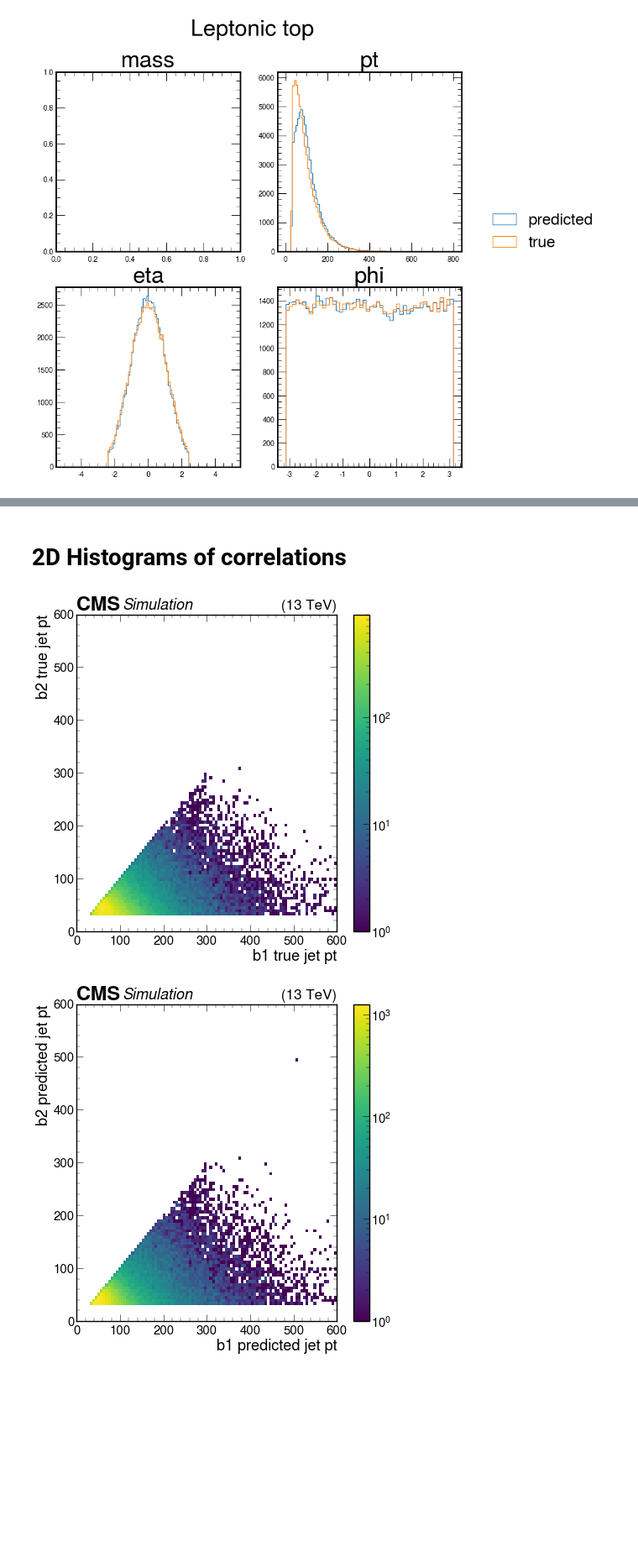
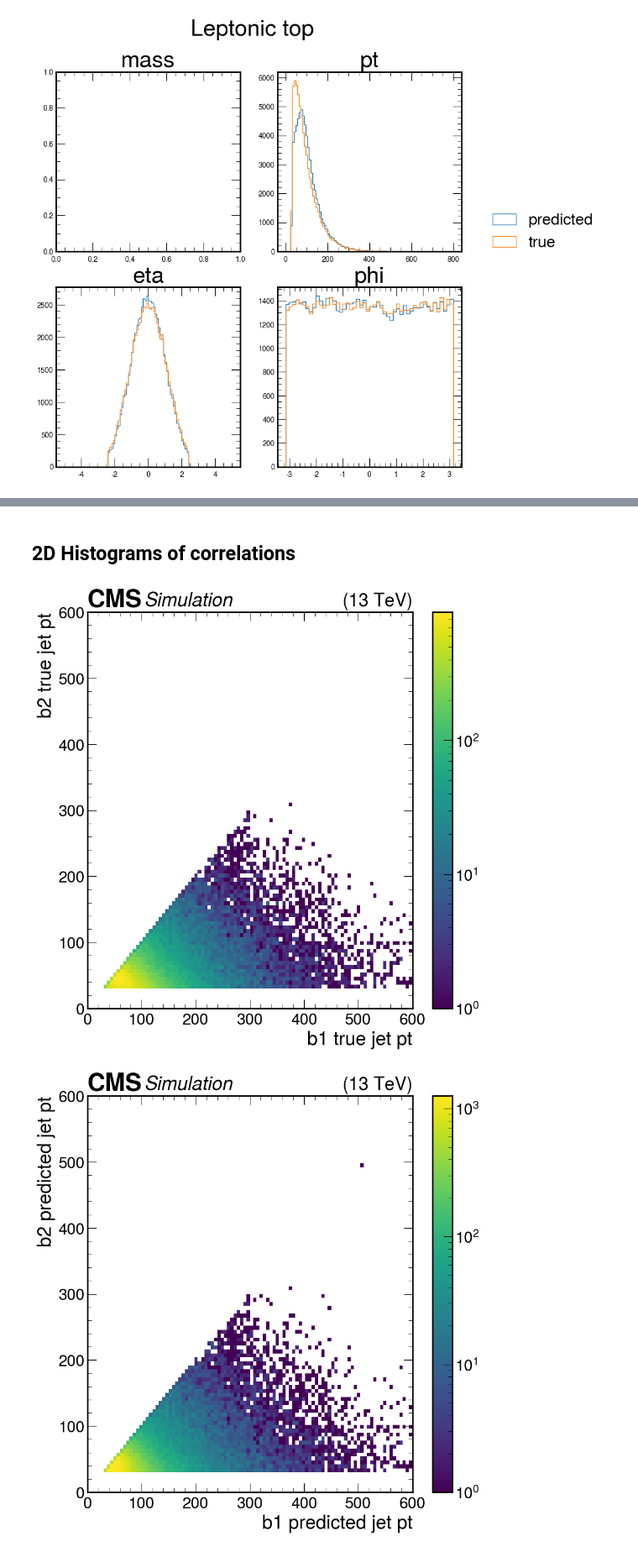
Before and after one commit to yuliia-maidannyk/tth_labbook, a Jupyter notebook: docs/plots_v5_matched.ipynb, the cells around one changed output, grey strips where cells are left out. Shown at 84% size. Saved outputs shown, nothing was run; the diff lists cells and outputs as text; code cells hidden in the pictures; blank space fills up the shorter version.

```diff
--- a/docs/plots_v5_matched.ipynb
+++ b/docs/plots_v5_matched.ipynb
@@ -328,6 +290,4 @@ plt.show()
 # %%
-mpl.rcParams['figure.dpi'] = 50
-
 plt.hist(leptop_jet_true[:,0].btag, bins=100, histtype="step", label="true")
 plt.hist(leptop_jet_pred[:,0].btag, bins=100, histtype="step", label="predicted")
 plt.xlabel("btag score")
@@ -383,28 +341,26 @@ plt.show()
 # %% [markdown]
-# 2D Histograms of correlations
+## 2D Histograms of correlations
 # %%
-mpl.rcParams['figure.dpi'] = 50
-
 first_pt = higgs_jet_true[0:,0].pt
 second_pt = higgs_jet_true[0:,1].pt
 plt.hist2d(first_pt, second_pt, bins=100, range=([[0, 600], [0, 600]]),
           norm=LogNorm())
 plt.xlabel("b1 true jet pt")
 plt.ylabel("b2 true jet pt")
 plt.colorbar()
 hep.cms.label()
 plt.show()
 
 first_pt = higgs_jet_pred[0:,0].pt
 second_pt = higgs_jet_pred[0:,1].pt
 plt.hist2d(first_pt, second_pt, bins=100, range=([[0, 600], [0, 600]]),
           norm=LogNorm())
 plt.xlabel("b1 predicted jet pt")
 plt.ylabel("b2 predicted jet pt")
 plt.colorbar()
 hep.cms.label()
 plt.show()
 # %% [output]
-[figure, old version]
+[figure, new version]
-[figure, old version]
+[figure, new version]
 # %%
```
Also changed, not shown: parts of 22 cells of this notebook, 3 other files.
